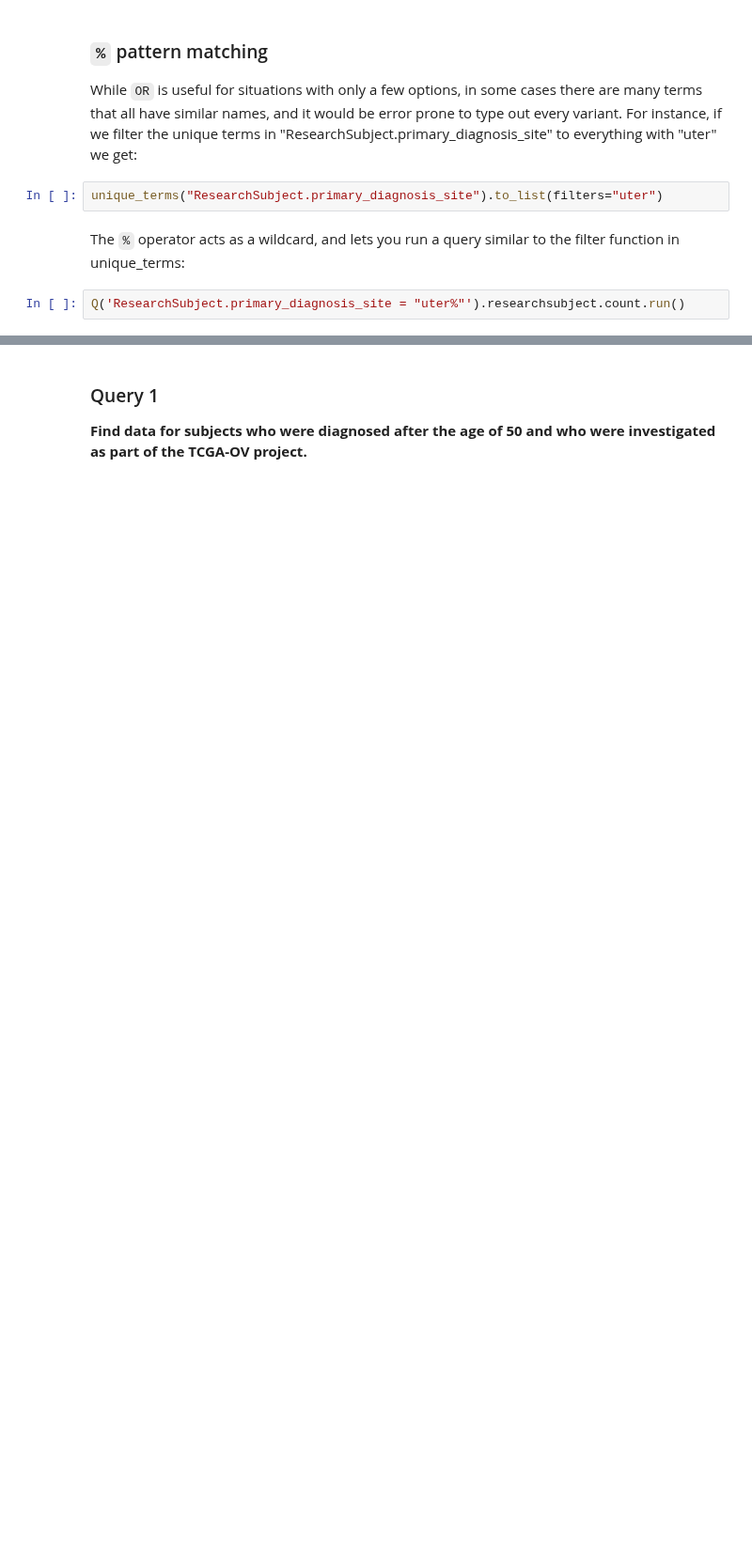
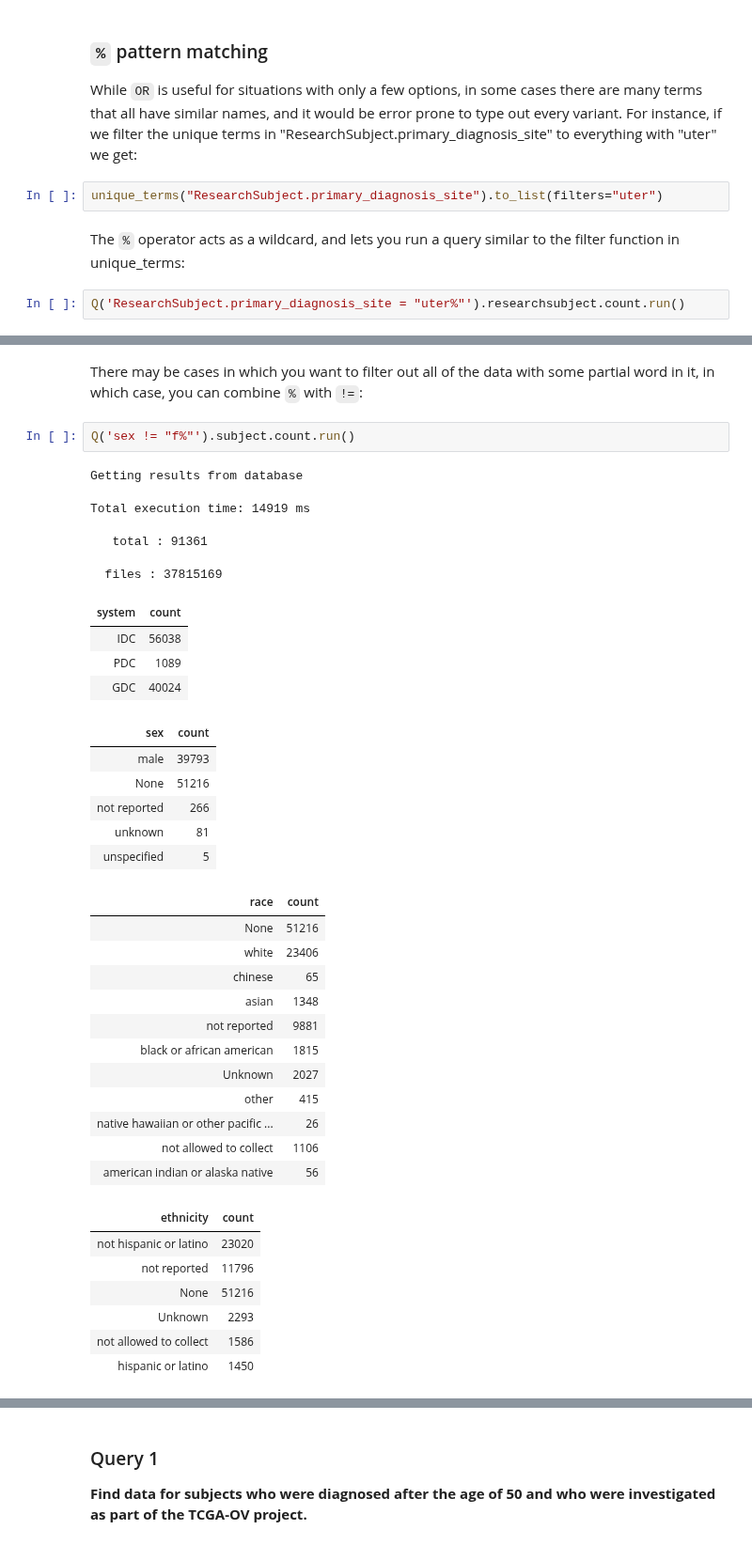
Before and after one commit to CancerDataAggregator/CDA-HelpDesk, a Jupyter notebook: docs/Documentation/ExampleNotebooks/AdvancedSearch-Operators.ipynb, the cells around one changed output, grey strips where cells are left out. Shown at 94% size. Cells and saved outputs as stored; diff of their text form; blank space fills up the shorter version.

```diff
--- a/docs/Documentation/ExampleNotebooks/AdvancedSearch-Operators.ipynb
+++ b/docs/Documentation/ExampleNotebooks/AdvancedSearch-Operators.ipynb
@@ -370,0 +258,38 @@ Q('ResearchSubject.primary_diagnosis_site != "%uter%"').researchsubject.count.ru
+# %% [markdown]
+There may be cases in which you want to filter out all of the data with some partial word in it, in which case, you can combine `%` with `!=`:
+# %%
+Q('sex != "f%"').subject.count.run()
+# %% [output]
+Getting results from database
+Total execution time: 14919 ms
+   total : 91361
+  files : 37815169
+| system | count |
+| IDC | 56038 |
+| PDC | 1089 |
+| GDC | 40024 |
+| sex | count |
+| male | 39793 |
+| None | 51216 |
+| not reported | 266 |
+| unknown | 81 |
+| unspecified | 5 |
+| race | count |
+| None | 51216 |
+| white | 23406 |
+| chinese | 65 |
+| asian | 1348 |
+| not reported | 9881 |
+| black or african american | 1815 |
+| Unknown | 2027 |
+| other | 415 |
+| native hawaiian or other pacific ... | 26 |
+| not allowed to collect | 1106 |
+| american indian or alaska native | 56 |
+| ethnicity | count |
+| not hispanic or latino | 23020 |
+| not reported | 11796 |
+| None | 51216 |
+| Unknown | 2293 |
+| not allowed to collect | 1586 |
+| hispanic or latino | 1450 |
```
Also changed, not shown: parts of 23 cells of this notebook, 4 other files.
